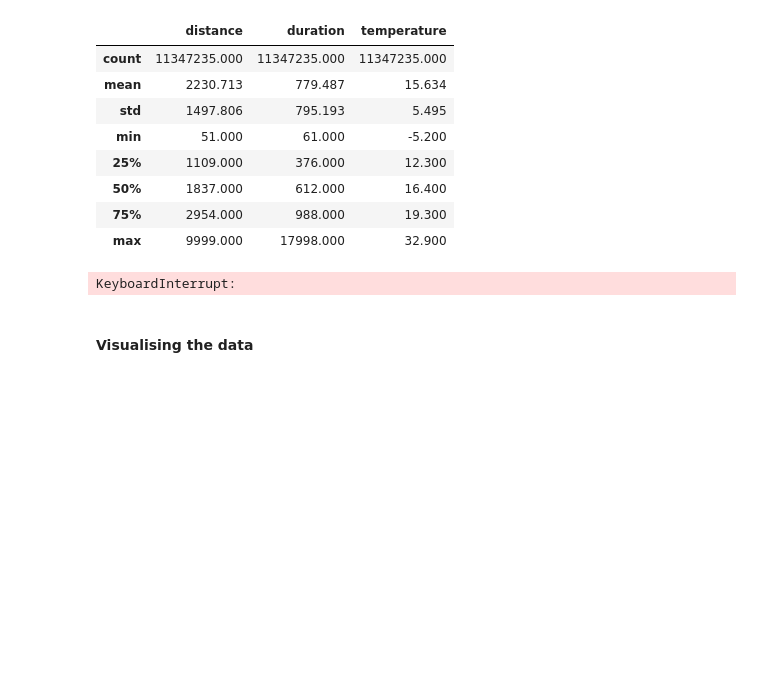
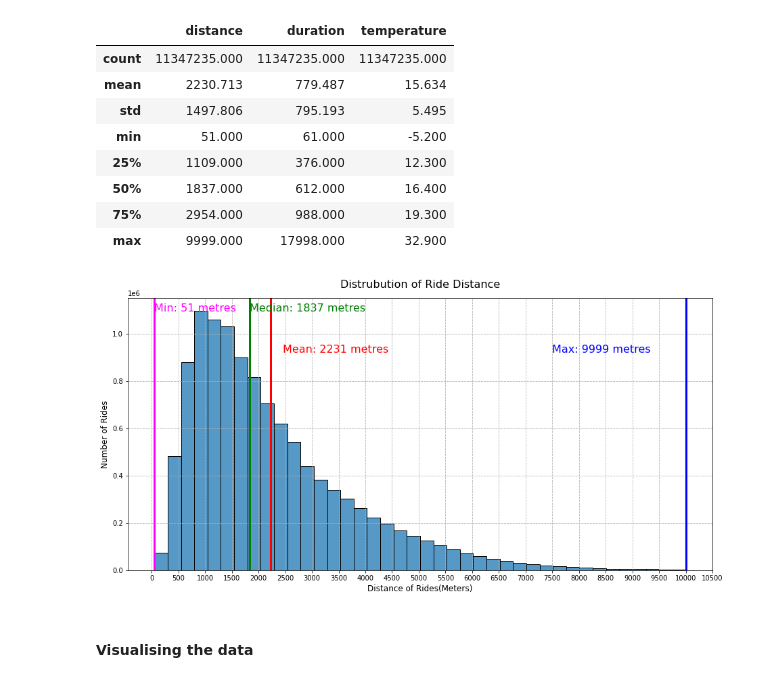
Before and after one commit to kelvinpurdom/HelsinkiCityBikes, a Jupyter notebook: notebooks/HelsinkiCityBikes.ipynb, the cells around one changed output. Drawn from its saved outputs; the diff is of its cells as text; code cells hidden in the pictures; blank space fills up the shorter version.

```diff
--- a/notebooks/HelsinkiCityBikes.ipynb
+++ b/notebooks/HelsinkiCityBikes.ipynb
@@ -103,33 +103,34 @@ df[["distance", "duration", "temperature"]].describe()
 # %%
 fig = plt.figure(figsize=(15,7))
 ax = fig.add_axes([0.1, 0.1, 0.8, 0.8])
 
 distance = df["distance"]
 sns.histplot(distance, bins = 40)
 ax.grid(zorder=0, linestyle='dashed')
 
 # adding mean and median lines
 plt.axvline(distance.mean(), color='red', linestyle='-', linewidth=3 )
 plt.axvline(distance.median(), color='green', linestyle='-', linewidth=3 )
+plt.axvline(distance.min(), color='magenta', linestyle='-', linewidth=3 )
+plt.axvline(distance.max(), color='blue', linestyle='-', linewidth=3 )
 
 min_ylim, max_ylim = plt.ylim()
 plt.text(distance.mean()*1.1, max_ylim*0.8, 'Mean: {:.0f} metres'.format(distance.mean()), color = 'red',  fontsize= 16)
 plt.text(distance.median()-10, max_ylim*0.95, 'Median: {:.0f} metres'.format(distance.median()), color = 'green', fontsize= 16)
+plt.text(distance.min()-10, max_ylim*0.95, 'Min: {:.0f} metres'.format(distance.min()), color = 'magenta', fontsize= 16)
+plt.text(distance.max()-2100, max_ylim*0.8, 'Max: {:.0f} metres'.format(distance.max()), color = 'blue', fontsize= 16)
 
 # plot ticks
 ticks =range(0, 11000, 500)
 plt.xticks(ticks)
-ticks =range(0, 8000000, 20000)
-plt.yticks(ticks)
-
 
 # plot x,y labels
 plt.xlabel("Distance of Rides(Meters)", fontsize= 12, x = 0.5)
 plt.ylabel("Number of Rides", fontsize= 12)
 
 plt.title('Distrubution of Ride Distance', fontdict={"fontsize":16}, pad = 15);
 # %% [output]
-KeyboardInterrupt:
+[figure, added]
 # %% [markdown]
 #### Visualising the data
 # %%
```
